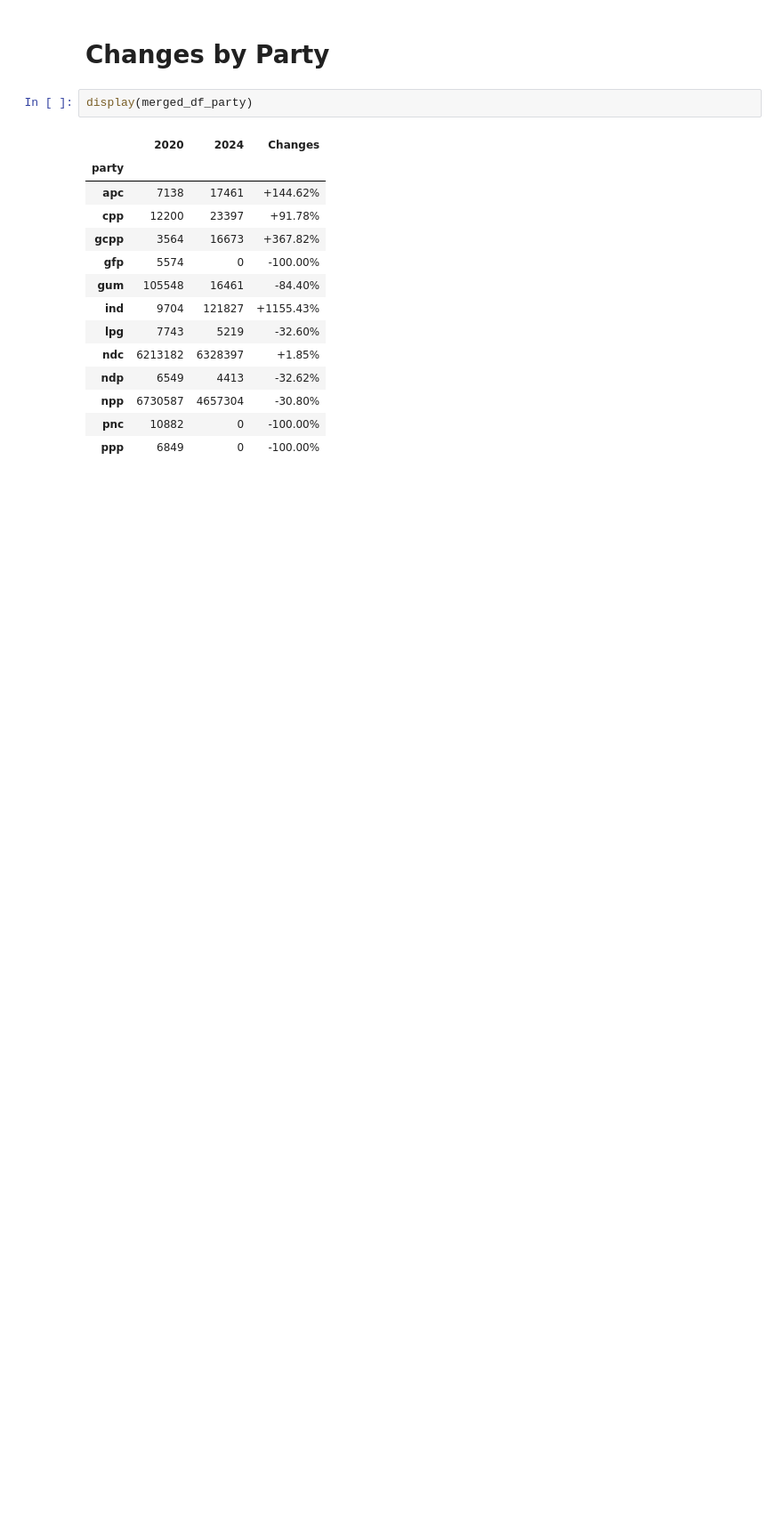
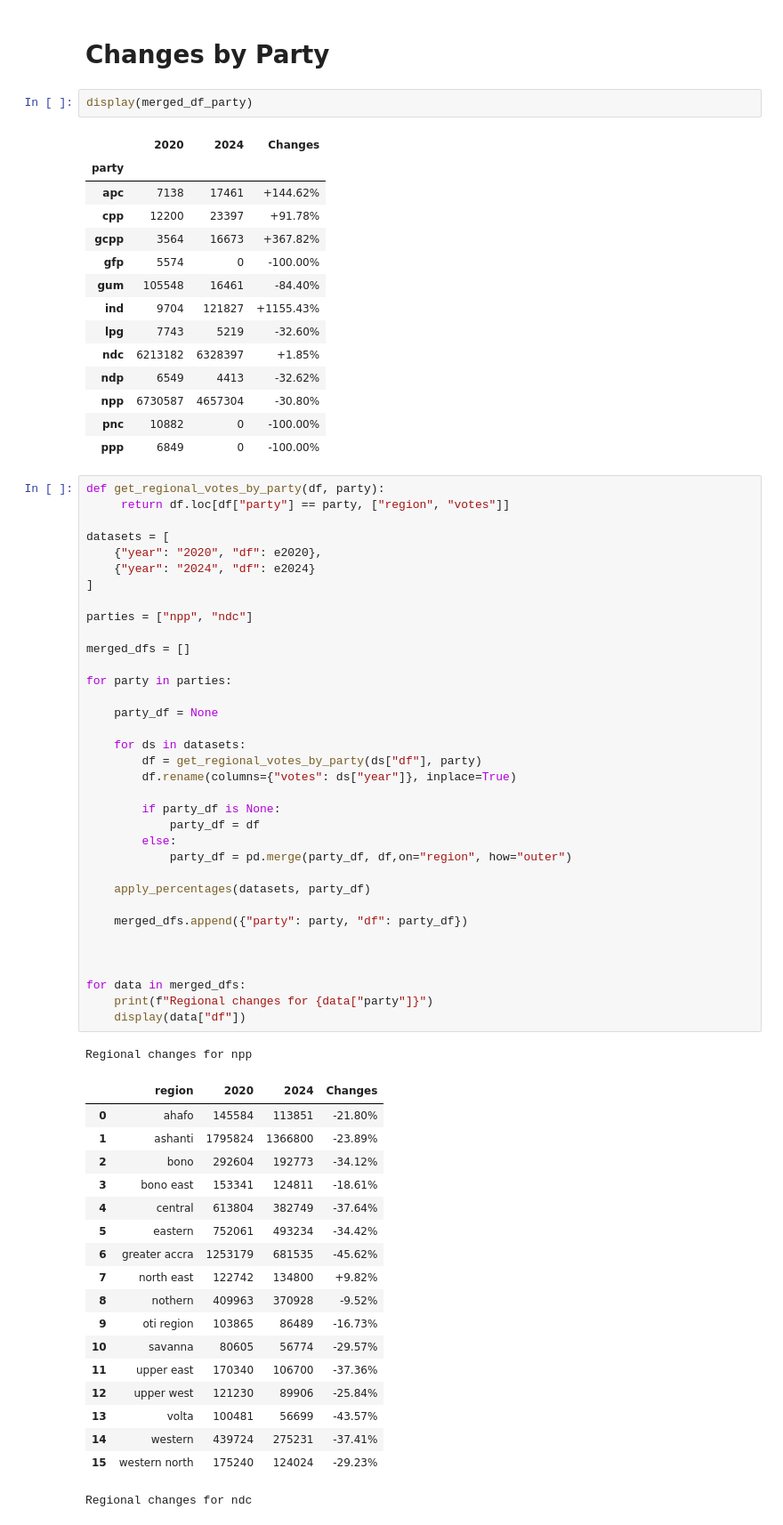
Before and after one commit to DaXSome/Notebooks, a Jupyter notebook: election/presidential.ipynb, the cells around one changed output. Shown at 89% size. Saved outputs shown, nothing was run; the diff lists cells and outputs as text; blank space fills up the shorter version.

Commit message:
feat (elections): get regional votes by party

```diff
--- a/election/presidential.ipynb
+++ b/election/presidential.ipynb
@@ -271,3 +271,58 @@ display(merged_df_party)
 | npp | 6730587 | 4657304 | -30.80% |
 | pnc | 10882 | 0 | -100.00% |
 | ppp | 6849 | 0 | -100.00% |
+# %%
+def get_regional_votes_by_party(df, party):
+     return df.loc[df["party"] == party, ["region", "votes"]]
+
+datasets = [
+    {"year": "2020", "df": e2020},
+    {"year": "2024", "df": e2024}
+]
+
+parties = ["npp", "ndc"]
+
+merged_dfs = []
+
+for party in parties:
+
+    party_df = None
+
+    for ds in datasets:
+        df = get_regional_votes_by_party(ds["df"], party)
+        df.rename(columns={"votes": ds["year"]}, inplace=True)
+
+        if party_df is None:
+            party_df = df
+        else:
+            party_df = pd.merge(party_df, df,on="region", how="outer")
+
+    apply_percentages(datasets, party_df)
+
+    merged_dfs.append({"party": party, "df": party_df})
+
+
+
+for data in merged_dfs:
+    print(f"Regional changes for {data["party"]}")
+    display(data["df"])
+# %% [output]
+Regional changes for npp
+|  | region | 2020 | 2024 | Changes |
+| 0 | ahafo | 145584 | 113851 | -21.80% |
+| 1 | ashanti | 1795824 | 1366800 | -23.89% |
+| 2 | bono | 292604 | 192773 | -34.12% |
+| 3 | bono east | 153341 | 124811 | -18.61% |
+| 4 | central | 613804 | 382749 | -37.64% |
+| 5 | eastern | 752061 | 493234 | -34.42% |
+| 6 | greater accra | 1253179 | 681535 | -45.62% |
+| 7 | north east | 122742 | 134800 | +9.82% |
+| 8 | nothern | 409963 | 370928 | -9.52% |
+| 9 | oti region | 103865 | 86489 | -16.73% |
+| 10 | savanna | 80605 | 56774 | -29.57% |
+| 11 | upper east | 170340 | 106700 | -37.36% |
+| 12 | upper west | 121230 | 89906 | -25.84% |
+| 13 | volta | 100481 | 56699 | -43.57% |
+| 14 | western | 439724 | 275231 | -37.41% |
+| 15 | western north | 175240 | 124024 | -29.23% |
+Regional changes for ndc
```
Also changed, not shown: parts of 1 cell of this notebook.
